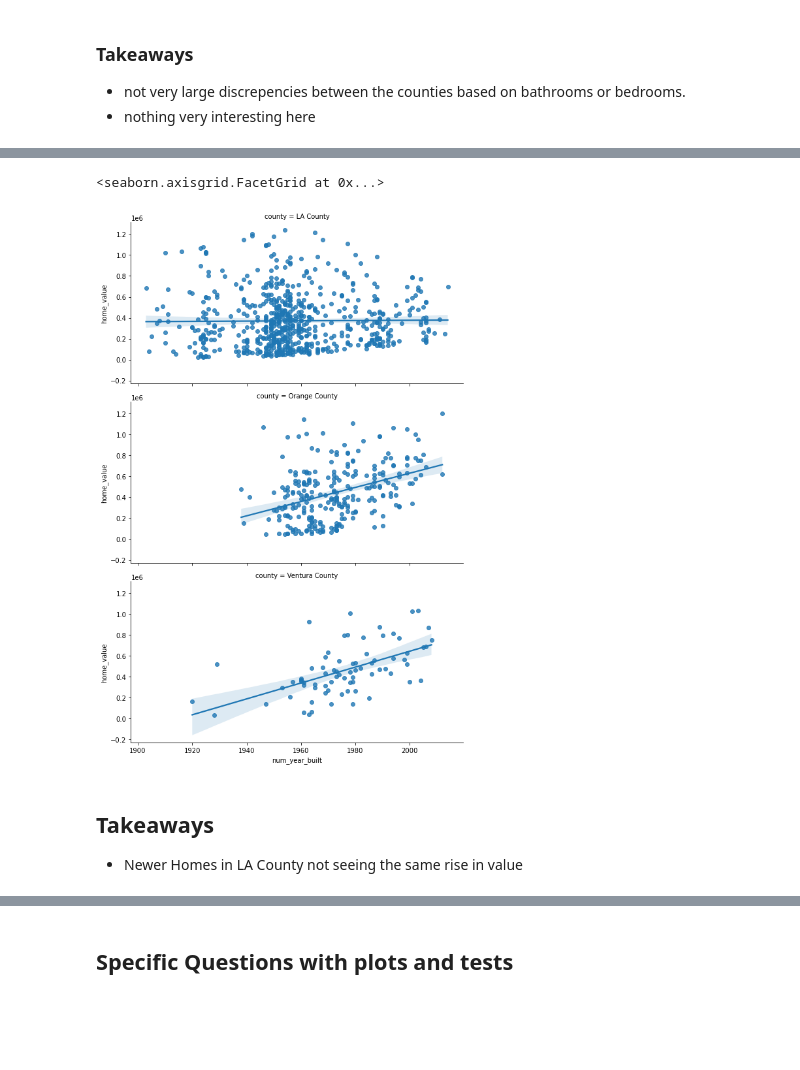
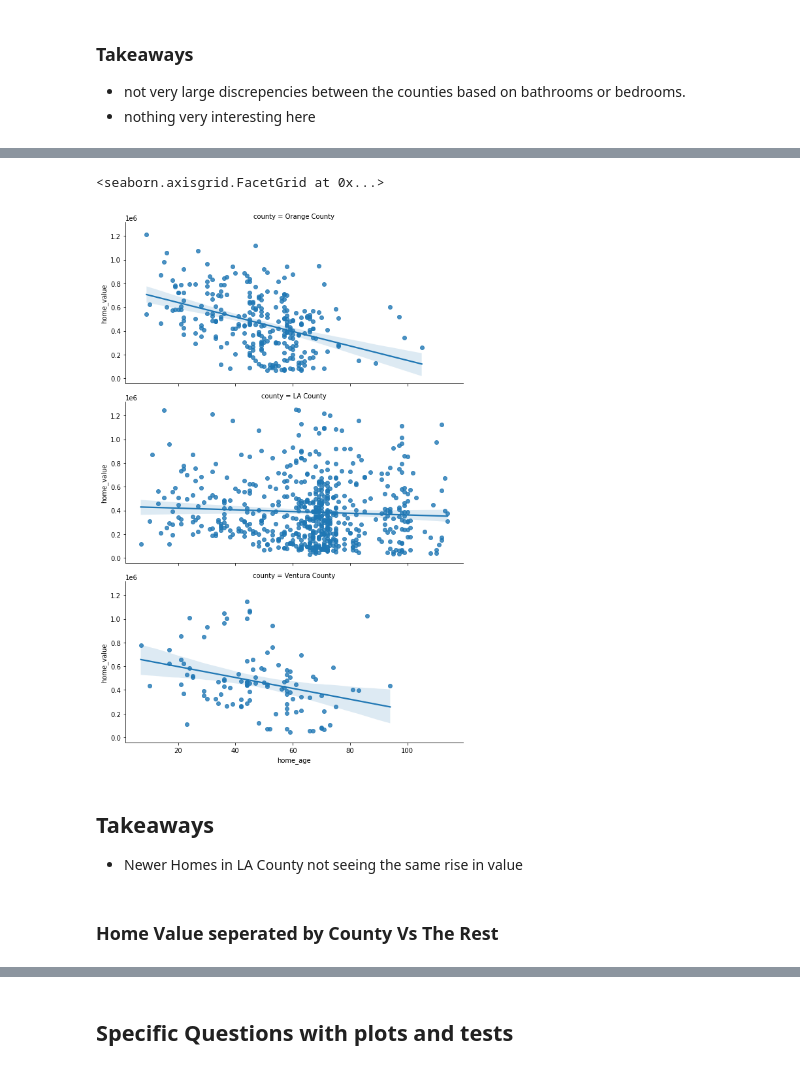
Before and after one commit to joshua-shorterivey/regression_project, a Jupyter notebook: explore.ipynb, the cells around one changed output, grey strips where cells are left out. Cells and saved outputs as stored; diff of their text form; code cells hidden in the pictures; blank space fills up the shorter version.

```diff
--- a/explore.ipynb
+++ b/explore.ipynb
@@ -170,5 +271,2 @@ sns.lmplot(data=train.sample(n=1000), x='area', y='home_value', row='county', he
-# %%
-#had to create column to enable use of certain plots
-train['num_year_built'] = train.year_built.astype('int')
 # %%
 for col in train[['bathrooms', 'bedrooms']].columns:
@@ -182,8 +279,10 @@ for col in train[['bathrooms', 'bedrooms']].columns:
 # %%
-sns.lmplot(data=train.sample(n=1000), x='num_year_built', y='home_value', row='county', height=4, aspect=2)
+sns.lmplot(data=train.sample(n=1000), x='home_age', y='home_value', row='county', height=4, aspect=2)
 # %% [output]
 <seaborn.axisgrid.FacetGrid at 0x...>
-[figure, old version]
+[figure, new version]
 # %% [markdown]
 ## Takeaways
 * Newer Homes in LA County not seeing the same rise in value
+# %% [markdown]
+### Home Value seperated by County Vs The Rest
```
Also changed, not shown: parts of 69 cells of this notebook.
